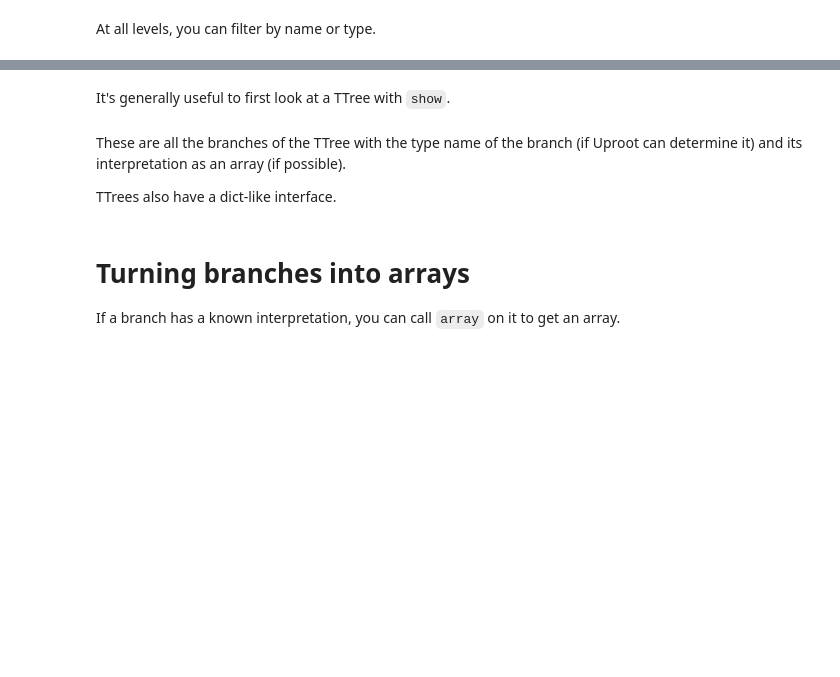
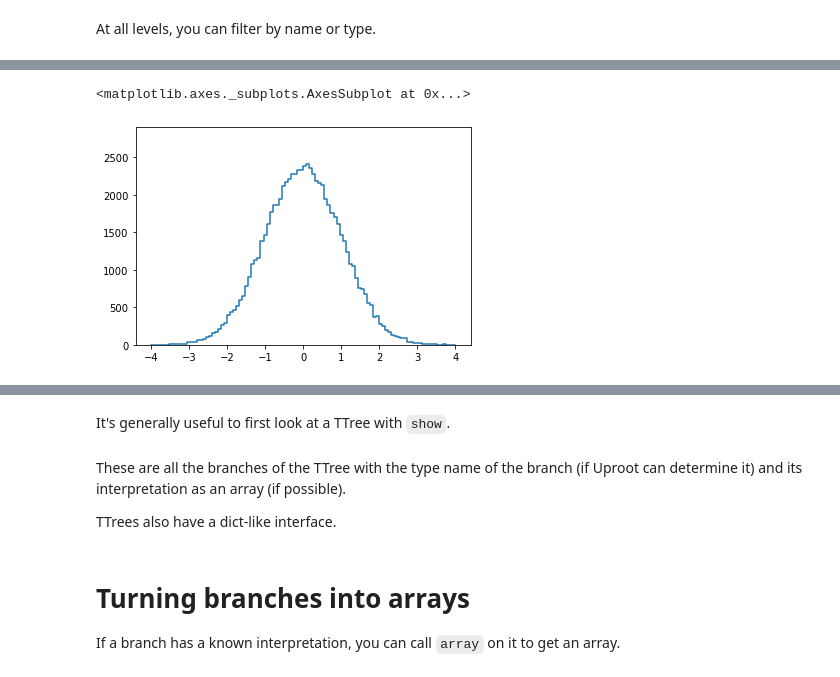
Before and after one commit to jpivarski-talks/2020-07-13-pyhep2020-tutorial, a Jupyter notebook: tutorial.ipynb, the cells around one changed output, grey strips where cells are left out. Cells and saved outputs as stored; diff of their text form; code cells hidden in the pictures; blank space fills up the shorter version.

Commit message:
We don't have a good story for histogram-plotting yet.

```diff
--- a/tutorial.ipynb
+++ b/tutorial.ipynb
@@ -184,0 +225,2 @@ nesteddirs.classnames(filter_name="*t*")
+# %%
+histograms = uproot4.open("data/hepdata-example.root")
@@ -184,0 +247,7 @@ nesteddirs.classnames(filter_name="*t*")
+# %%
+import mplhep
+
+mplhep.histplot(histograms["hpx"].bh)
+# %% [output]
+<matplotlib.axes._subplots.AxesSubplot at 0x...>
+[figure, added]
```
Also changed, not shown: parts of 18 cells of this notebook, 4 other files.
